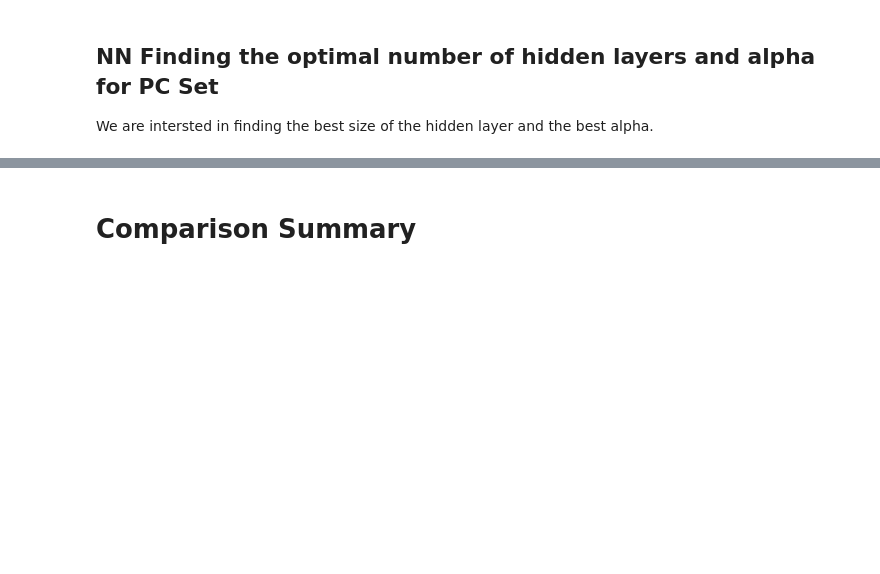
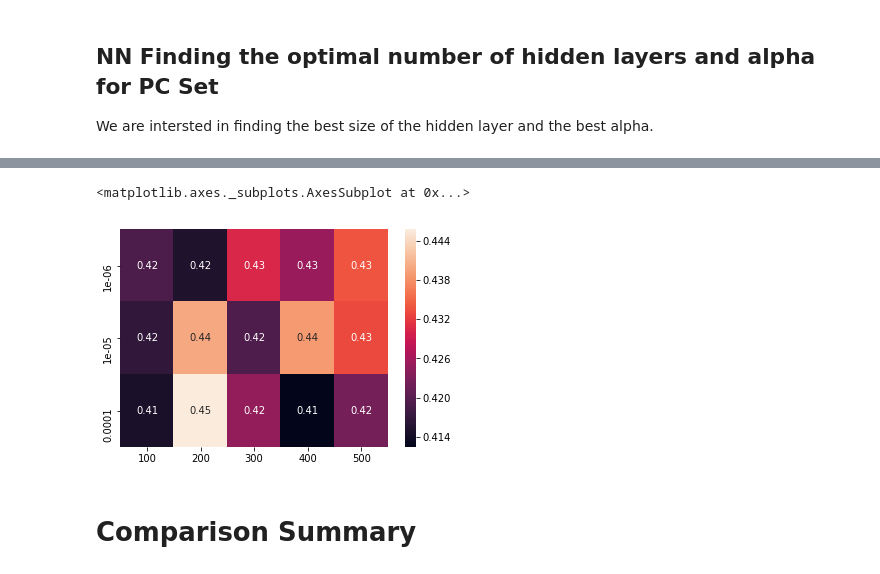
Before and after one commit to zweili/ml_project_2, a Jupyter notebook: EC Final Notebook.ipynb, the cells around one changed output, grey strips where cells are left out. Saved outputs shown, nothing was run; the diff lists cells and outputs as text; code cells hidden in the pictures; blank space fills up the shorter version.

```diff
--- a/EC Final Notebook.ipynb
+++ b/EC Final Notebook.ipynb
@@ -882,3 +892,8 @@ r2_nn_pca_arr
+# %%
+sns.heatmap(mse_nn_pca_arr.astype('float'),annot=True)
+# %% [output]
+<matplotlib.axes._subplots.AxesSubplot at 0x...>
+[figure, added]
 # %% [markdown]
 # Comparison Summary
 # %%
```
Also changed, not shown: parts of 15 cells of this notebook, 1 other file.
